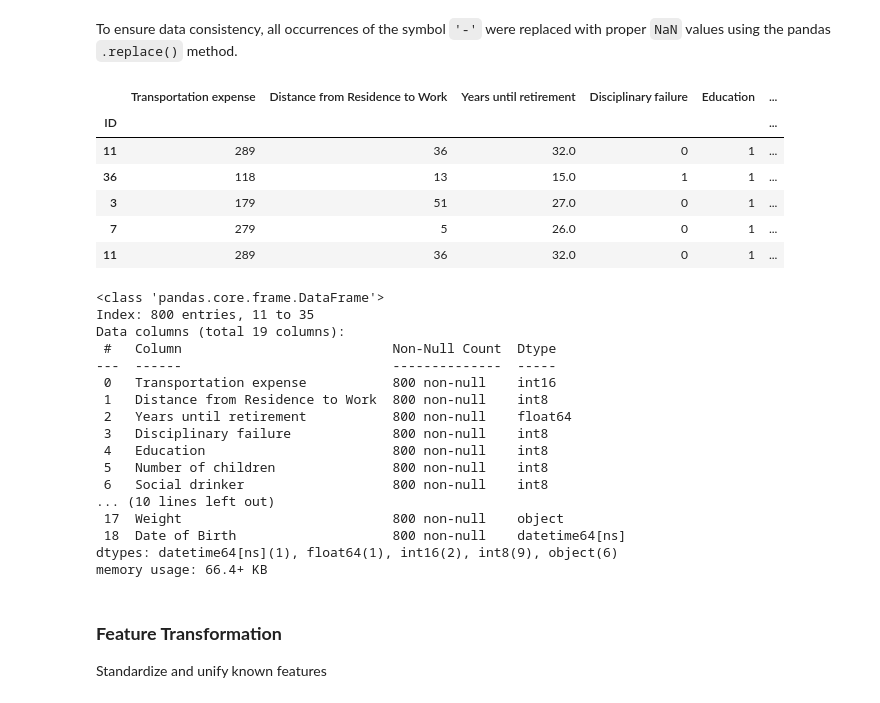
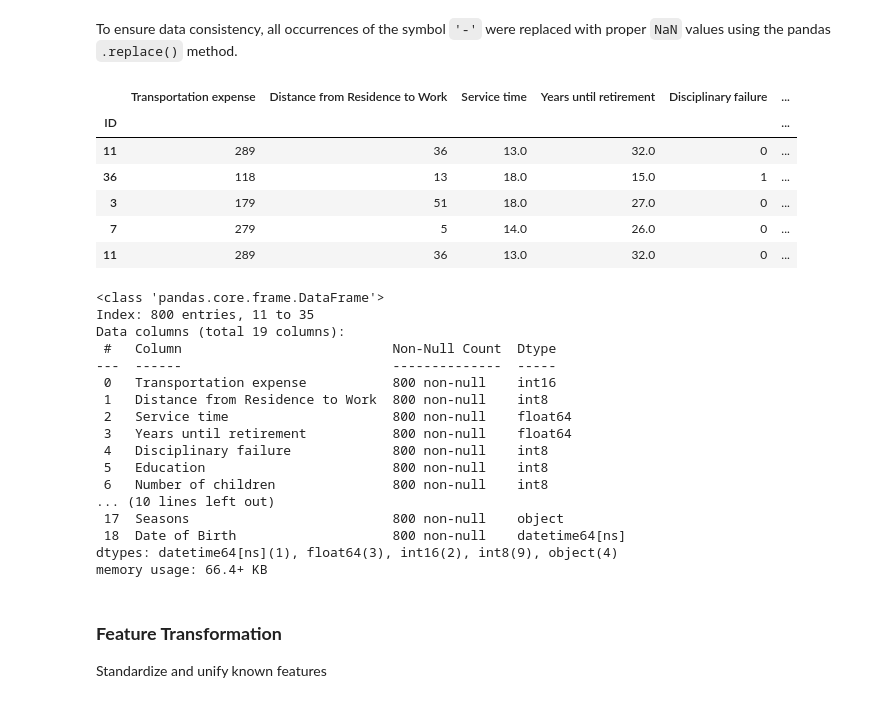
Before and after one commit to Pinky-Tie/reasons_for_absenteeism, a Jupyter notebook: code/eda.ipynb, the cells around one changed output. Saved outputs shown, nothing was run; the diff lists cells and outputs as text; code cells hidden in the pictures.

```diff
--- a/code/eda.ipynb
+++ b/code/eda.ipynb
@@ -763,52 +763,77 @@ To ensure data consistency, all occurrences of the symbol `'-'` were replaced
 with proper `NaN` values using the pandas `.replace()` method.
 # %%
 from sklearn.impute import SimpleImputer
+from sklearn.impute import KNNImputer
+import numpy as np
+import pandas as pd
 
-# select features automatically from the existing dataframe
+# ----------------------------
+# Fix dash-missing values BEFORE selecting dtypes
+# ----------------------------
+cols_with_dash = ["Weight", "Service time"]
+dash_tokens = ['-', '–', '—', '−']
+
+modded_abs[cols_with_dash] = (
+    modded_abs[cols_with_dash]
+      .apply(lambda s: s.astype(str).str.strip())
+      .replace(dash_tokens, np.nan)
+)
+
+# Force numeric so they are treated as numeric_features
+modded_abs[cols_with_dash] = modded_abs[cols_with_dash].apply(pd.to_numeric, errors="coerce")
+
+# ----------------------------
+# Select features automatically from the existing dataframe
+# ----------------------------
 numeric_features = modded_abs.select_dtypes(include=[np.number]).columns.tolist()
 categorical_features = modded_abs.select_dtypes(include=['object', 'category']).columns.tolist()
 
-# Important: avoid using ColumnTransformer that concatenates differently-typed outputs
-# into a single ndarray (which can cause DTypePromotionError when mixing datetimes).
-# Instead, impute numeric and categorical columns separately and then concat.
-
+# ----------------------------
 # 1) Numeric imputation with KNNImputer
+# ----------------------------
 num_imputer = KNNImputer(n_neighbors=2)
 numeric_array = num_imputer.fit_transform(modded_abs[numeric_features])
 num_df = pd.DataFrame(numeric_array, columns=numeric_features, index=modded_abs.index)
 
 # Restore integer dtypes where reasonable (KNNImputer returns floats)
 for col in numeric_features:
     if pd.api.types.is_integer_dtype(modded_abs[col].dtype):
         num_df[col] = pd.to_numeric(num_df[col], downcast='integer')
     else:
         num_df[col] = pd.to_numeric(num_df[col], errors='coerce')
 
+# ----------------------------
 # 2) Categorical imputation with SimpleImputer
+# (Optional: protect against '-' being treated as a legit category)
+# ----------------------------
 cat_imputer = SimpleImputer(strategy="most_frequent")
 if categorical_features:
     cat_array = cat_imputer.fit_transform(modded_abs[categorical_features])
     cat_df = pd.DataFrame(cat_array, columns=categorical_features, index=modded_abs.index)
 else:
     cat_df = pd.DataFrame(index=modded_abs.index)
 
+# ----------------------------
 # 3) Remainder columns (e.g., datetime) - keep as-is
+# ----------------------------
 remainder_cols = [c for c in modded_abs.columns if c not in (numeric_features + categorical_features)]
 remainder_df = modded_abs[remainder_cols].copy()
 
+# ----------------------------
 # 4) Concatenate in the original column order
+# ----------------------------
 all_cols = numeric_features + categorical_features + remainder_cols
 imputed_df = pd.concat([num_df, cat_df, remainder_df], axis=1)[all_cols]
 
 imputed_df.head()
 # %% [output]
-|  | Transportation expense | Distance from Residence to Work | Years until retirement | Disciplinary failure | Education | ... |
+|  | Transportation expense | Distance from Residence to Work | Service time | Years until retirement | Disciplinary failure | ... |
 | ID |  |  |  |  |  | ... |
-| 11 | 289 | 36 | 32.0 | 0 | 1 | ... |
-| 36 | 118 | 13 | 15.0 | 1 | 1 | ... |
-| 3 | 179 | 51 | 27.0 | 0 | 1 | ... |
-| 7 | 279 | 5 | 26.0 | 0 | 1 | ... |
-| 11 | 289 | 36 | 32.0 | 0 | 1 | ... |
+| 11 | 289 | 36 | 13.0 | 32.0 | 0 | ... |
+| 36 | 118 | 13 | 18.0 | 15.0 | 1 | ... |
+| 3 | 179 | 51 | 18.0 | 27.0 | 0 | ... |
+| 7 | 279 | 5 | 14.0 | 26.0 | 0 | ... |
+| 11 | 289 | 36 | 13.0 | 32.0 | 0 | ... |
 # %%
 imputed_df.info()
 # %% [output]
@@ -819,15 +844,15 @@ Data columns (total 19 columns):
 ---  ------                           --------------  -----
  0   Transportation expense           800 non-null    int16
  1   Distance from Residence to Work  800 non-null    int8
- 2   Years until retirement           800 non-null    float64
- 3   Disciplinary failure             800 non-null    int8
- 4   Education                        800 non-null    int8
- 5   Number of children               800 non-null    int8
- 6   Social drinker                   800 non-null    int8
+ 2   Service time                     800 non-null    float64
+ 3   Years until retirement           800 non-null    float64
+ 4   Disciplinary failure             800 non-null    int8
+ 5   Education                        800 non-null    int8
+ 6   Number of children               800 non-null    int8
 ... (10 lines left out)
- 17  Weight                           800 non-null    object
+ 17  Seasons                          800 non-null    object
  18  Date of Birth                    800 non-null    datetime64[ns]
-dtypes: datetime64[ns](1), float64(1), int16(2), int8(9), object(6)
+dtypes: datetime64[ns](1), float64(3), int16(2), int8(9), object(4)
 memory usage: 66.4+ KB
 # %% [markdown]
 <a id="feature-transformation"></a>
```
Also changed, not shown: parts of 1 cell of this notebook.
